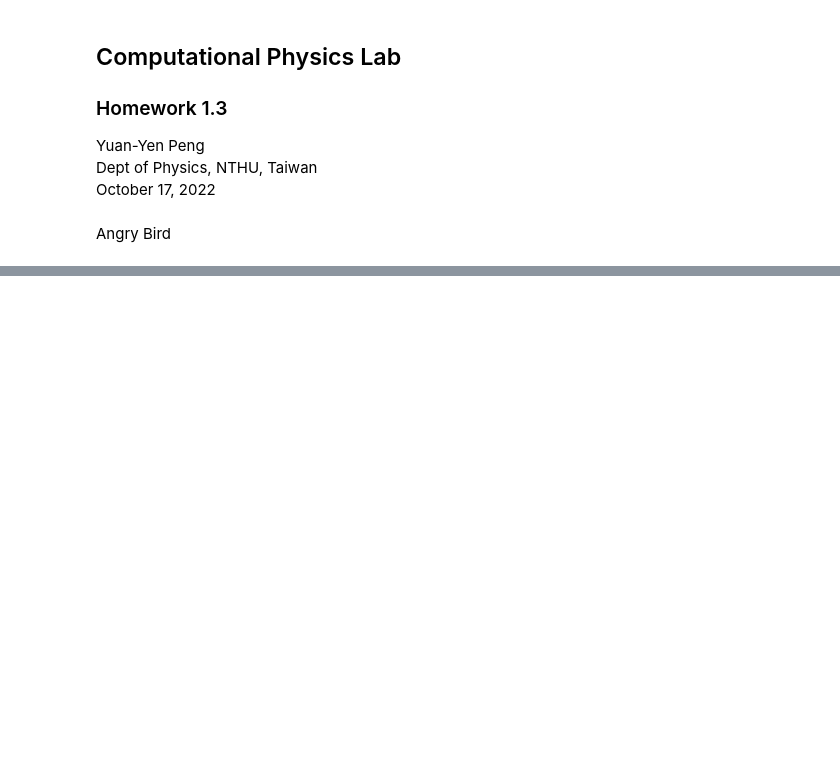
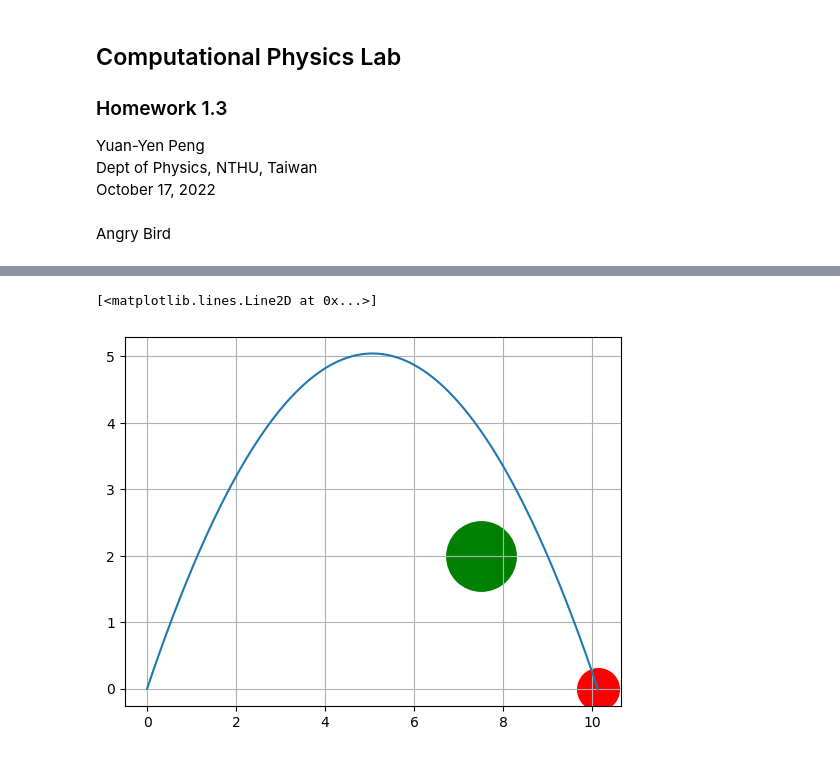
Before and after one commit to yygarypeng/pi-calculation-comphyslab-HW1, a Jupyter notebook: HW1_code/HW1.3.ipynb, the cells around one changed output, grey strips where cells are left out. Saved outputs shown, nothing was run; the diff lists cells and outputs as text; code cells hidden in the pictures; blank space fills up the shorter version.

```diff
--- a/HW1_code/HW1.3.ipynb
+++ b/HW1_code/HW1.3.ipynb
@@ -35,0 +72,43 @@ plt.plot(tr(PosX = 0, PosY = 0, VelX = 10, VelY = 10)[0],
+# %%
+def tr(PosX, PosY, VelX, VelY, eta):
+        K = 6 * np.pi * R
+        x, y, vx, vy = PosX, PosY, VelX, VelY # temp
+        ax = -K * eta * vx # temp
+        ay = -K * eta * vy # temp
+        X = np.array([x])
+        Y = np.array([y])
+        VX = np.array([vx])
+        VY = np.array([vy])
+        AX = np.array([ax])
+        AY = np.array([ay])
+        while (x <= D_x and y >= D_y):
+                vy += (-g + ay) * dt # temp
+                VY = np.append(VY, vy)
+                vx += ax * dt # temp
+                VX = np.append(VX, vx)
+                ax = -K * eta * vx # temp
+                AX = np.append(AX, ax)
+                ay = -K * eta * vy # temp
+                AY = np.append(AY, ay)
+                x += vx * dt # temp
+                X = np.append(X, x)
+                y += vy * dt # temp
+                Y = np.append(Y, y)
+
+                if (np.sqrt(np.square(T[0] - x) + np.square(T[1] - y)) <= PosSec):
+                        print('Booom!')
+                        break
+
+        return [X, Y, x, y]
+# %%
+# in air
+
+eta_air = 2E-4
+tr_air = tr(PosX, PosY, VelX, VelY, eta_air)
+plt.scatter(T[0], T[1], s_pig, c = 'g')
+plt.scatter(tr_air[2], tr_air[3], s_bird, c = 'r')
+plt.grid()
+plt.plot(tr_air[0], tr_air[1])
+# %% [output]
+[<matplotlib.lines.Line2D at 0x...>]
+[figure, added]
```
Also changed, not shown: parts of 8 cells of this notebook.
